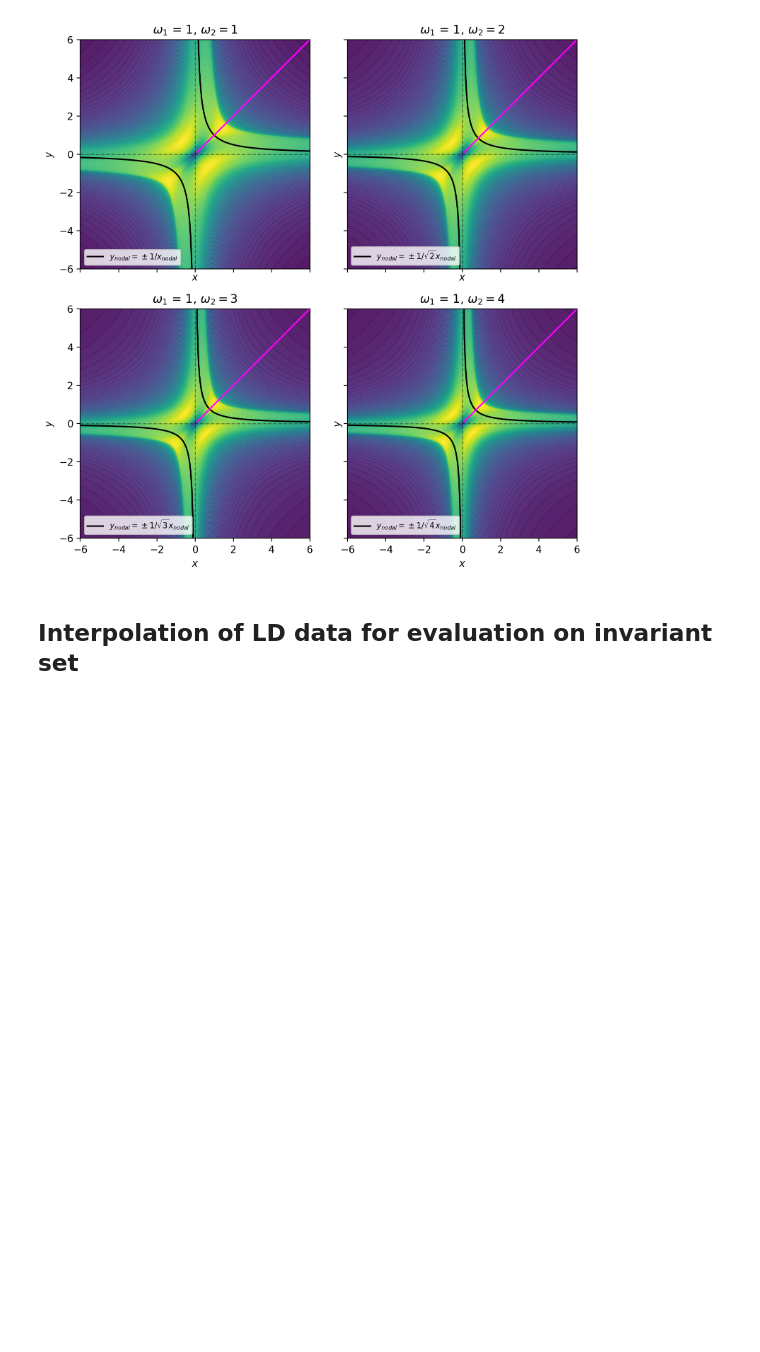
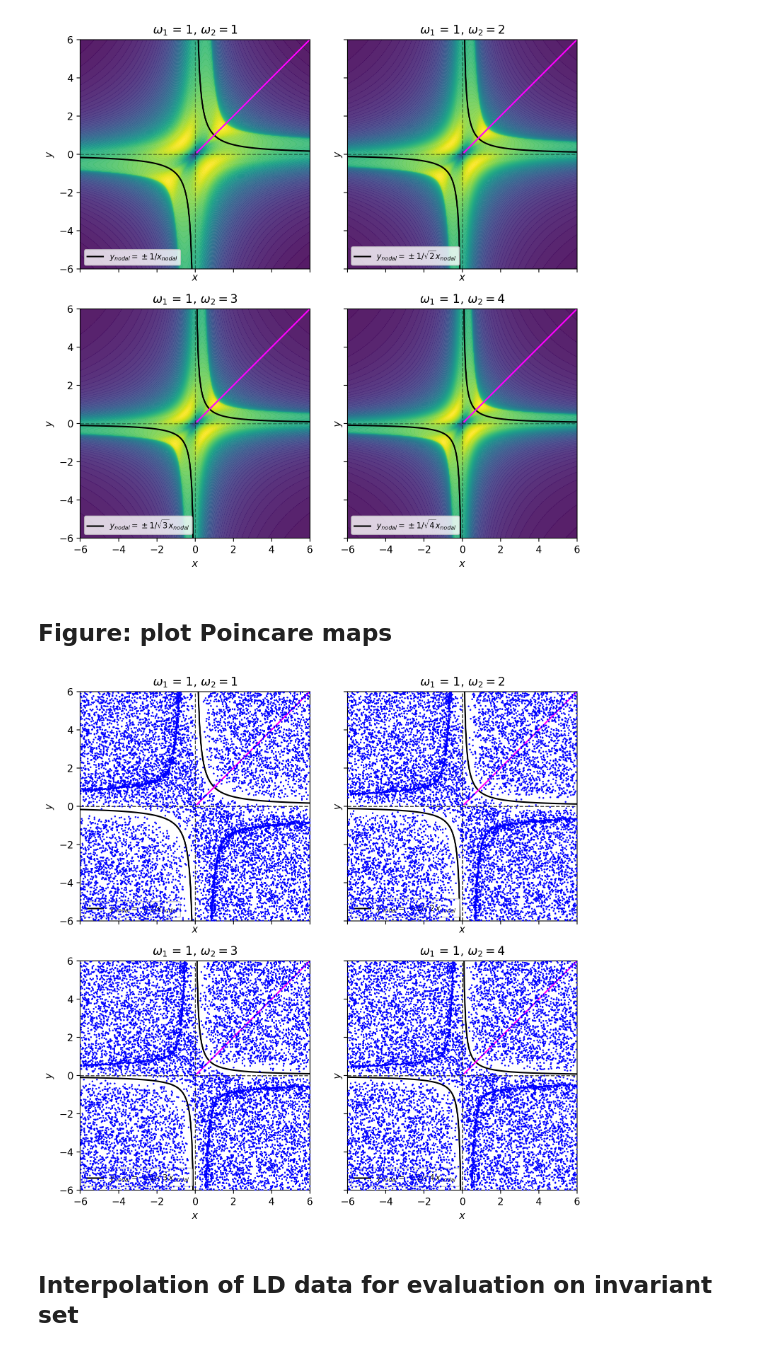
Before and after one commit to broncio123/bohmLD, a Jupyter notebook: Bohmian_resonant_cases.ipynb, the cells around one changed output. Saved outputs shown, nothing was run; the diff lists cells and outputs as text; code cells hidden in the pictures; blank space fills up the shorter version.

```diff
--- a/Bohmian_resonant_cases.ipynb
+++ b/Bohmian_resonant_cases.ipynb
@@ -345,6 +345,84 @@ fig.tight_layout()
 plt.show()
 # %% [output]
 [figure]
+# %% [markdown]
+## Figure: plot Poincare maps
+# %%
+fig,ax = plt.subplots(2,2,figsize=(8,8),dpi=200,sharex=True, sharey=True)
+
+Axes = {
+    0: ax[0,0],
+    1: ax[0,1],
+    2: ax[1,0],
+    3: ax[1,1]
+}
+
+N = 100
+ICs = 12*(np.random.rand(N**2,2) - 0.5)
+color_traj = 'blue'
+
+for N in range(1,5):
+    ax = Axes[N-1]
+
+    # define vector field
+    a, b, omega2, t0 = [0, 1, N, 0]
+    vector_field = lambda t, u: Bohmian_velocity_field(t, u, PARAMETERS=[a, b, omega2, t0])
+    f = lambda t, u: vector_field(t, u.reshape(-1,2)).ravel()
+
+    data_points = []
+    for k in range(10):
+        t0, tf = (k*np.pi/(1+N), (k+1)*np.pi/(1+N))
+        time_span = (t0, tf)
+
+        solution = solve_ivp(f, time_span, ICs.ravel(), t_eval=[tf], rtol=1.0e-12)
+        trajectory = solution.y
+        data_points.append(trajectory)
+
+    # poincare map points
+    points = np.array(data_points).reshape(-1).reshape(-1,2)
+    ax.scatter(*points.T,color="blue",marker="o",s=0.5,alpha=0.2,zorder=10)
+
+    # plot nodal lines: right branch
+    x_nodal = np.linspace(0.05, 6, 100); y_nodal = 1/(np.sqrt(N)*x_nodal)
+    ax.plot(x_nodal, y_nodal, color="black",lw=1.5, alpha=1)
+
+    # plot nodal lines: left branch
+    x_nodal = np.linspace(-0.05, -6, 100); y_nodal = 1/(np.sqrt(N)*x_nodal)
+    ax.plot(x_nodal, y_nodal, color="black",lw=1.5, alpha=1)
+
+    # plot invariant straight line
+    x_invariant = np.linspace(0.1,6,300)
+    y_invariant = x_invariant
+    curve = np.column_stack([x_invariant, y_invariant])
+    ax.plot(*curve.T,color="magenta")
+
+    #reference lines
+    ax.plot([-6,6],[0,0],color="black",linestyle="--",lw=1,alpha=0.75)
+    ax.plot([0,0],[-6,6],color="black",linestyle="--",lw=1,alpha=0.75)
+
+    # Customise appearance
+    title = "$\omega_1$ = 1, "+"$\omega_2 = $"+str(N)
+    ax.set_title(title)
+
+    if N == 1:
+        label_nodal = "$y_{nodal} = + 1/ x_{nodal}$"
+    else:
+        label_nodal = "$y_{nodal} = + 1/ \sqrt{"+str(N)+"} x_{nodal}$"
+    ax.plot([],[],color="black",lw=1.5,label=label_nodal)
+    ax.legend(loc="lower left",facecolor='white',framealpha=1,fontsize=8)
+#     h, l = ax.get_legend_handles_labels()
+#     legend = ax.legend(h,l, facecolor="white")
+
+    ax.set_xlabel("$x$")
+    ax.set_ylabel("$y$")
+    ax.set_aspect("equal")
+    ax.set_xlim(-6,6)
+    ax.set_ylim(-6,6)
+
+fig.tight_layout()
+plt.show()
+# %% [output]
+[figure, added]
 # %% [markdown]
 ## Interpolation of LD data for evaluation on invariant set
 # %%
```
Also changed, not shown: parts of 4 cells of this notebook.
